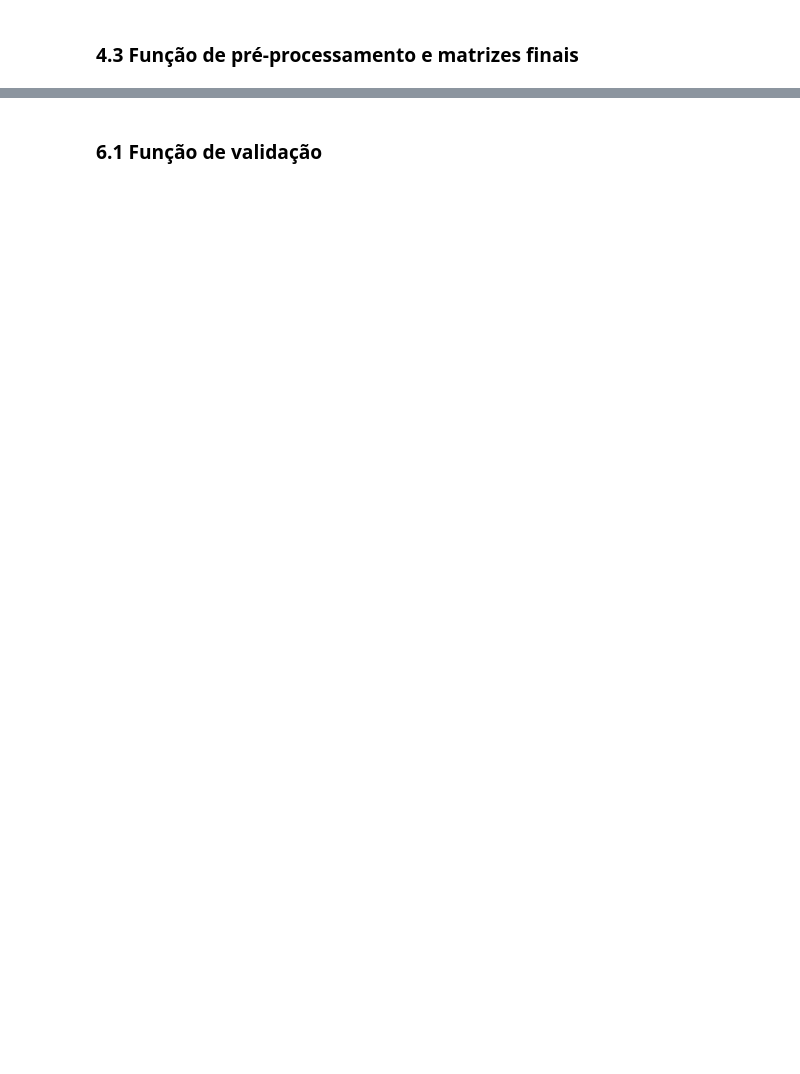
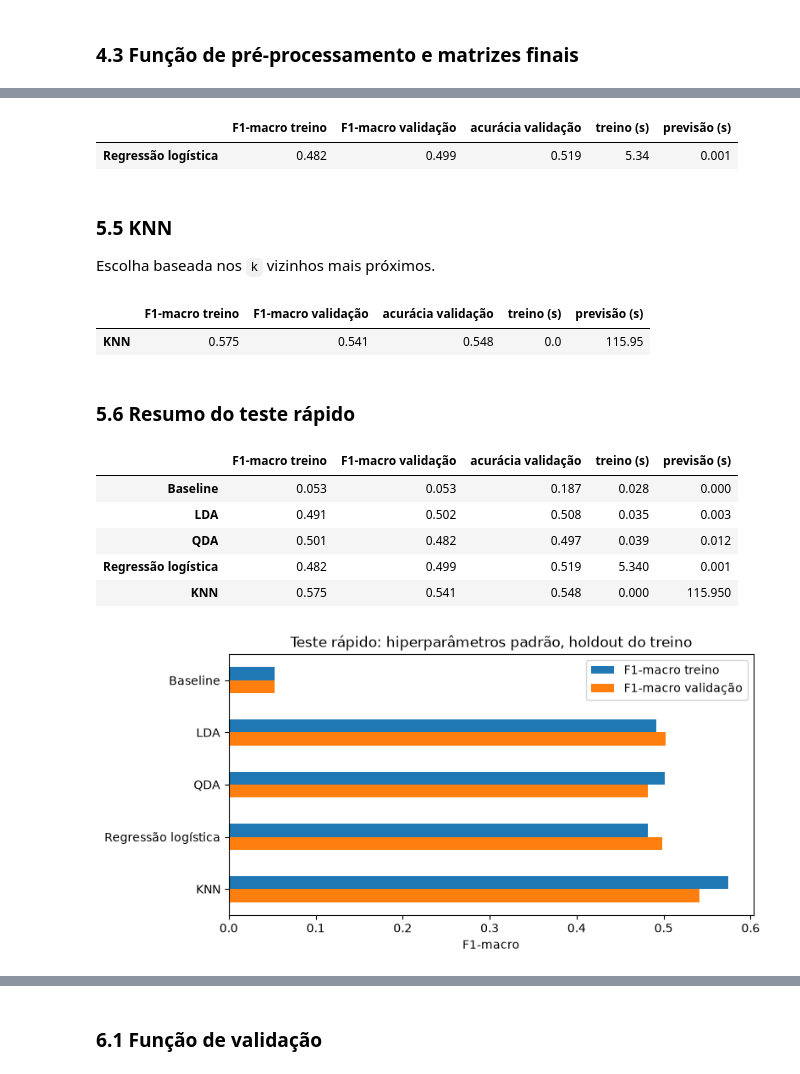
Before and after one commit to Machine-Learning-Name-in-progress/Classification-Pipeline, a Jupyter notebook: classification_pipeline.ipynb, the cells around one changed output, grey strips where cells are left out. Drawn from its saved outputs; the diff is of its cells as text; code cells hidden in the pictures; blank space fills up the shorter version.

```diff
--- a/classification_pipeline.ipynb
+++ b/classification_pipeline.ipynb
@@ -476,0 +761,61 @@ def fit_preprocess(train):
+# %%
+# Talvez seja interessante a gente colocar isso na biblioteca se der tempo
+
+class OneVsRestLogistic:
+    """LogisticRegression da biblioteca (2 classes) estendida para várias classes por um-contra-todos."""
+
+    def __init__(self, learn_rate=5.0, max_iter=5000):
+        self.learn_rate = learn_rate
+        self.max_iter = max_iter
+
+    def fit(self, X, y):
+        self.classes = np.unique(y)
+        self.models = []
+        for c in self.classes:
+            model = LogisticRegression(learn_rate=self.learn_rate, max_iter=self.max_iter)
+            model.fit(X, (y == c).astype(int))   # 1 = gênero c, 0 = resto
+            self.models.append(model)
+        return self
+
+    def predict_probabilities(self, X):
+        scores = np.column_stack([m.predict_probabilities(X)[:, 1] for m in self.models])
+        return scores / scores.sum(axis=1, keepdims=True)   # normaliza para somar 1
+
+    def predict(self, X):
+        return self.classes[np.argmax(self.predict_probabilities(X), axis=1)]
+
+quick_check("Regressão logística", OneVsRestLogistic())
+# %% [output]
+|  | F1-macro treino | F1-macro validação | acurácia validação | treino (s) | previsão (s) |
+| Regressão logística | 0.482 | 0.499 | 0.519 | 5.34 | 0.001 |
+# %% [markdown]
+### 5.5 KNN
+
+Escolha baseada nos `k` vizinhos mais próximos.
+# %%
+KNN_GRID = {"k": [15, 35, 75]}
+
+# ~3 min: a KNN da biblioteca mede as distâncias ponto a ponto
+quick_check("KNN", KNN(k=15))
+# %% [output]
+|  | F1-macro treino | F1-macro validação | acurácia validação | treino (s) | previsão (s) |
+| KNN | 0.575 | 0.541 | 0.548 | 0.0 | 115.95 |
+# %% [markdown]
+### 5.6 Resumo do teste rápido
+# %%
+quick_summary = pd.DataFrame.from_dict(quick_results, orient="index")
+display(quick_summary.round(3))
+
+ax = quick_summary[["F1-macro treino", "F1-macro validação"]].plot.barh(figsize=(8, 4))
+ax.invert_yaxis()
+ax.set_xlabel("F1-macro")
+ax.set_title("Teste rápido: hiperparâmetros padrão, holdout do treino")
+plt.show()
+# %% [output]
+|  | F1-macro treino | F1-macro validação | acurácia validação | treino (s) | previsão (s) |
+| Baseline | 0.053 | 0.053 | 0.187 | 0.028 | 0.000 |
+| LDA | 0.491 | 0.502 | 0.508 | 0.035 | 0.003 |
+| QDA | 0.501 | 0.482 | 0.497 | 0.039 | 0.012 |
+| Regressão logística | 0.482 | 0.499 | 0.519 | 5.340 | 0.001 |
+| KNN | 0.575 | 0.541 | 0.548 | 0.000 | 115.950 |
+[figure, added]
```
Also changed, not shown: parts of 54 cells of this notebook, 1 other file.
